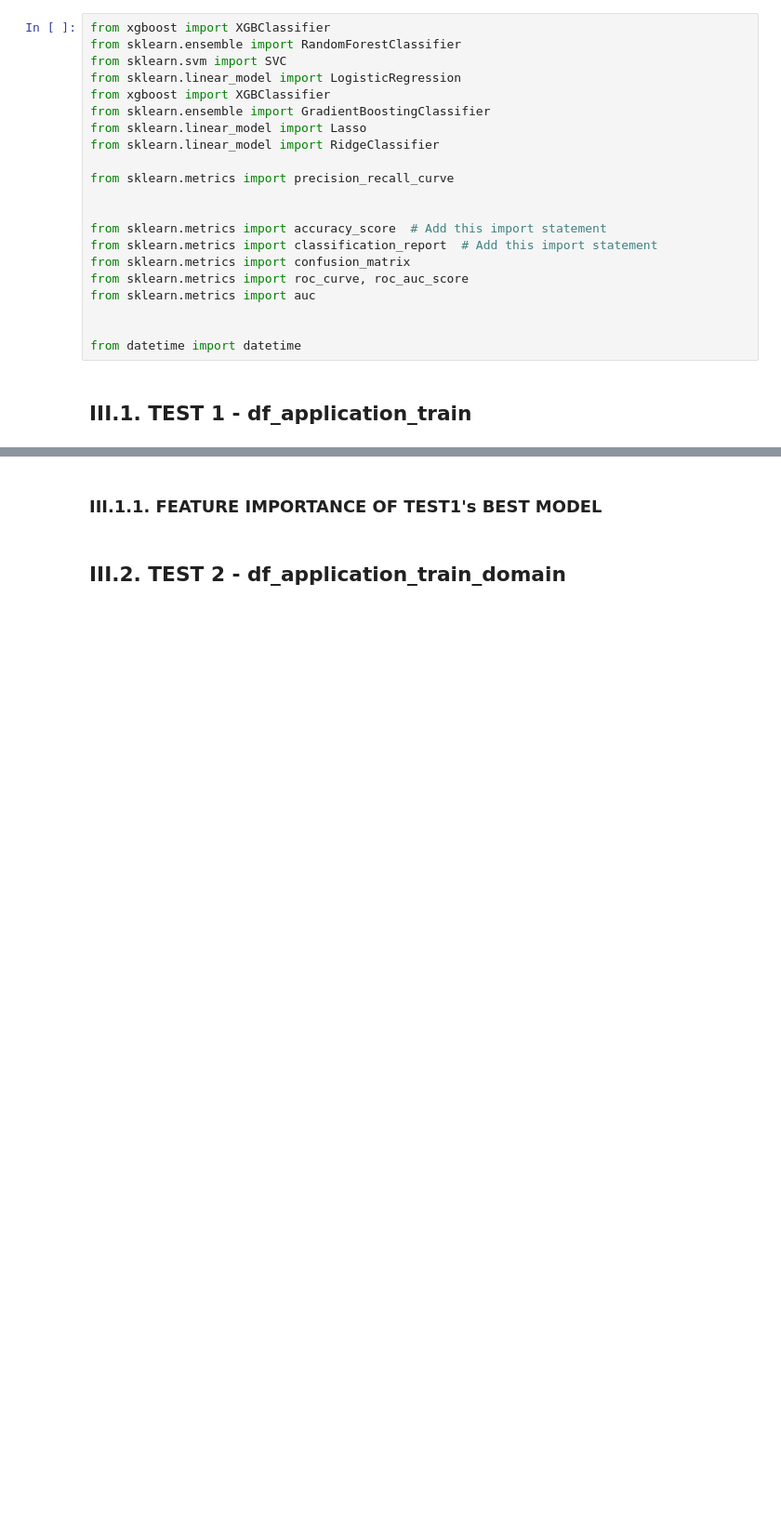
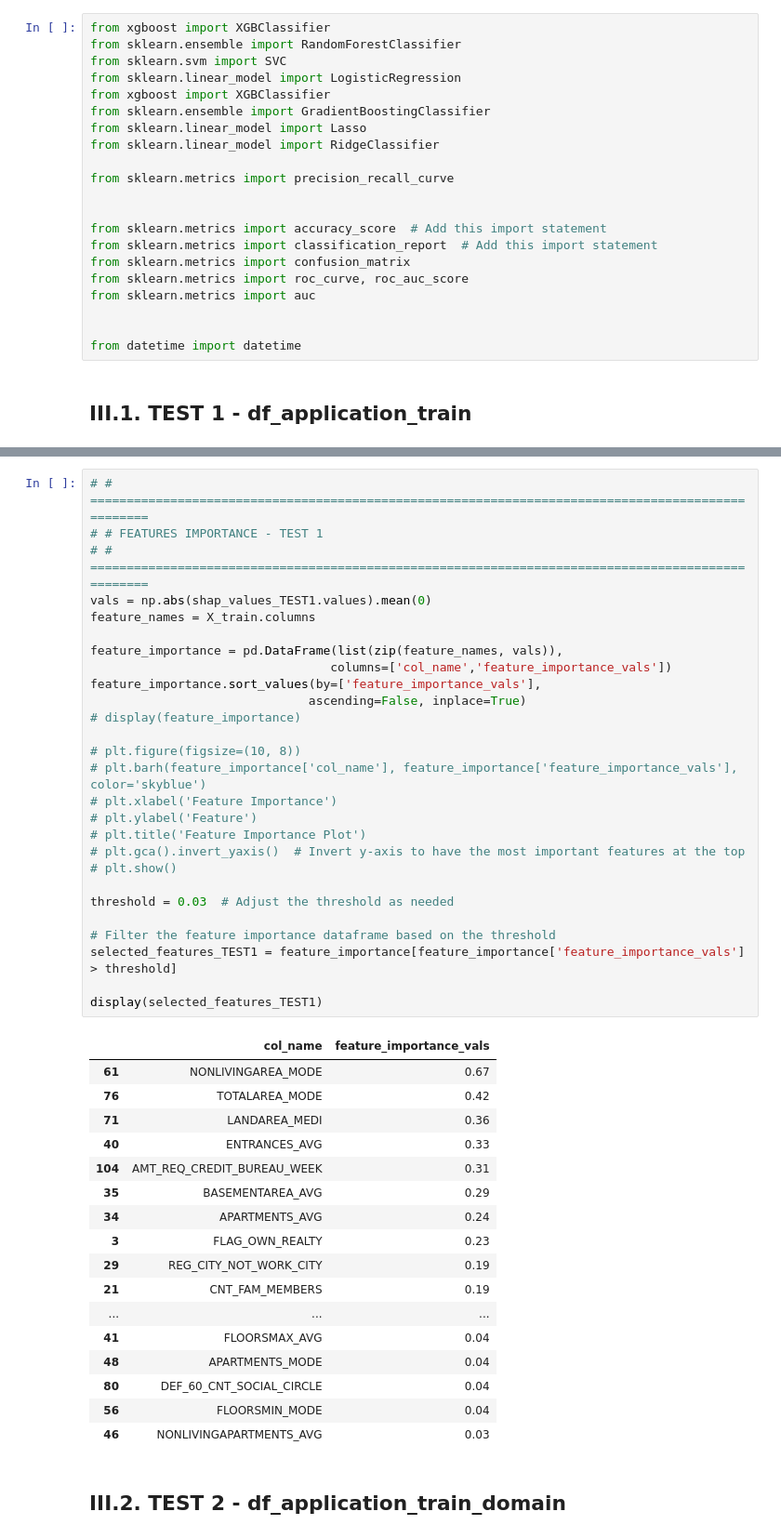
Before and after one commit to Isdinval/OC_PROJET7, a Jupyter notebook: P7_V2.ipynb, the cells around one changed output, grey strips where cells are left out. Shown at 93% size. Saved outputs shown, nothing was run; the diff lists cells and outputs as text; blank space fills up the shorter version.

```diff
--- a/P7_V2.ipynb
+++ b/P7_V2.ipynb
@@ -1325,5 +1301,48 @@ Total Cost at Optimal Threshold: 35342
-# %% [markdown]
-### III.1.1. FEATURE IMPORTANCE OF TEST1's BEST MODEL
+# %%
+# # ==================================================================================================
+# # FEATURES IMPORTANCE - TEST 1
+# # ==================================================================================================
+vals = np.abs(shap_values_TEST1.values).mean(0)
+feature_names = X_train.columns
+
+feature_importance = pd.DataFrame(list(zip(feature_names, vals)),
+                                 columns=['col_name','feature_importance_vals'])
+feature_importance.sort_values(by=['feature_importance_vals'],
+                              ascending=False, inplace=True)
+# display(feature_importance)
+
+# plt.figure(figsize=(10, 8))
+# plt.barh(feature_importance['col_name'], feature_importance['feature_importance_vals'], color='skyblue')
+# plt.xlabel('Feature Importance')
+# plt.ylabel('Feature')
+# plt.title('Feature Importance Plot')
+# plt.gca().invert_yaxis()  # Invert y-axis to have the most important features at the top
+# plt.show()
+
+threshold = 0.03  # Adjust the threshold as needed
+
+# Filter the feature importance dataframe based on the threshold
+selected_features_TEST1 = feature_importance[feature_importance['feature_importance_vals'] > threshold]
+
+display(selected_features_TEST1)
+# %% [output]
+|  | col_name | feature_importance_vals |
+| 61 | NONLIVINGAREA_MODE | 0.67 |
+| 76 | TOTALAREA_MODE | 0.42 |
+| 71 | LANDAREA_MEDI | 0.36 |
+| 40 | ENTRANCES_AVG | 0.33 |
+| 104 | AMT_REQ_CREDIT_BUREAU_WEEK | 0.31 |
+| 35 | BASEMENTAREA_AVG | 0.29 |
+| 34 | APARTMENTS_AVG | 0.24 |
+| 3 | FLAG_OWN_REALTY | 0.23 |
+| 29 | REG_CITY_NOT_WORK_CITY | 0.19 |
+| 21 | CNT_FAM_MEMBERS | 0.19 |
+| ... | ... | ... |
+| 41 | FLOORSMAX_AVG | 0.04 |
+| 48 | APARTMENTS_MODE | 0.04 |
+| 80 | DEF_60_CNT_SOCIAL_CIRCLE | 0.04 |
+| 56 | FLOORSMIN_MODE | 0.04 |
+| 46 | NONLIVINGAPARTMENTS_AVG | 0.03 |
 # %% [markdown]
 ## III.2. TEST 2 - df_application_train_domain
 # %%
```
Also changed, not shown: parts of 15 cells of this notebook.
